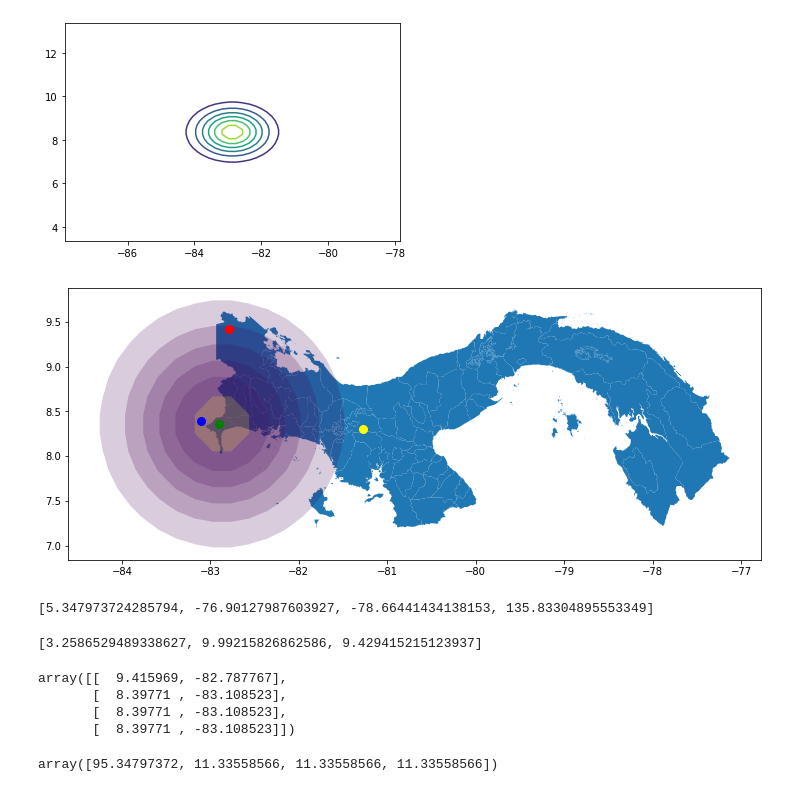
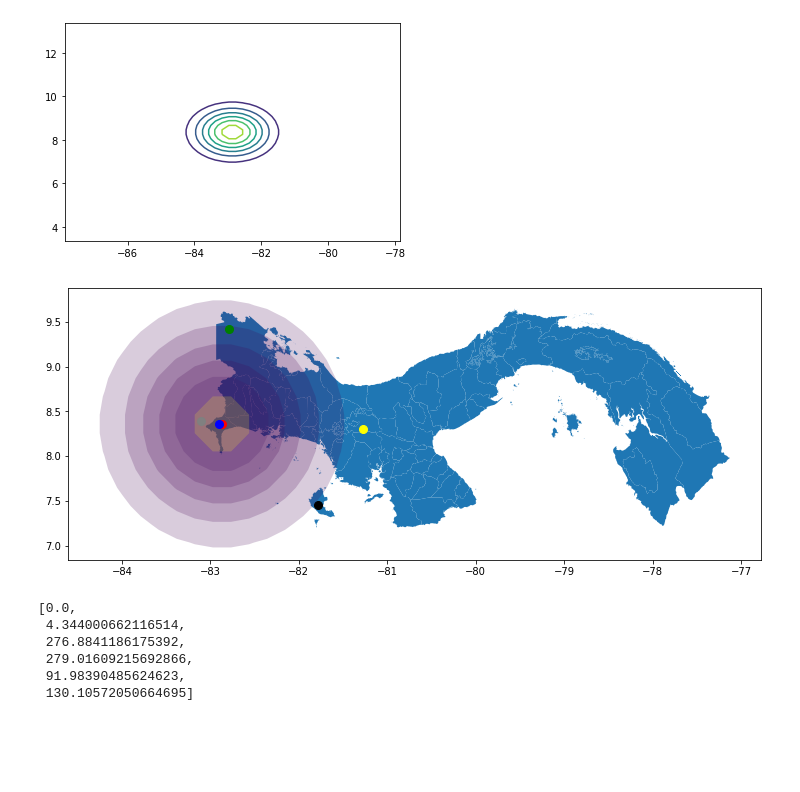
Before and after one commit to minigonche/synthetic_mobility_data_generator, a Jupyter notebook: Andrea.ipynb, the cells around one changed output. Cells and saved outputs as stored; diff of their text form; code cells hidden in the pictures; blank space fills up the shorter version.

```diff
--- a/Andrea.ipynb
+++ b/Andrea.ipynb
@@ -48,23 +49,24 @@ gdf = t_0.generate_geopandas()
 # %%
 fig, ax = plt.subplots(1, 1, figsize=(15,5))
 
-# Panama, near epicenter, costa rica colors red, green, blue
-pois = [Point(-82.787767, 9.415969),  Point(-82.896869, 8.363514),
+# Points in shapely are Point(lon, lat)
+pois = [Point(-82.869058, 8.360193), Point(-82.787767, 9.415969),  Point(-82.896869, 8.363514),
         Point(-83.108523, 8.397710), Point(-81.274001, 8.302333), Point(-81.782823, 7.451571)]
-colors = ["red", "green", "blue", "yellow", "black"]
+colors = ["red", "green", "blue", "grey", "yellow", "black"]
 gdf_panama.plot(ax=ax)
 gdf.plot(column="intensity", ax=ax, alpha=0.2)
 for idx, poi in enumerate(pois):
     ax.plot(poi.x, poi.y, color=colors[idx], marker='o',  markersize=8)
 # %% [output]
-[figure, old version]
+[figure, new version]
 # %%
+# List of directions at every point
 directions = t_0.direction(pois)
 directions
 # %% [output]
-[5.347973724285794, -76.90127987603927, -78.66441434138153, 135.83304895553349]
+[0.0,
+ 4.344000662116514,
+ 276.8841186175392,
+ 279.01609215692866,
+ 91.98390485624623,
+ 130.10572050664695]
-# %%
-intensities = t_0.intensity(pois)
-intensities
-# %% [output]
-[3.2586529489338627, 9.99215826862586, 9.429415215123937]
@@ -82,13 +72,0 @@ def bearing(poi) -> float:
-# %%
-pois_coord = [(p.y, p.x) for p in pois]
-pois_coord = np.asarray(pois_coord)
-pois_coord
-# %% [output]
-array([[  9.415969, -82.787767],
-       [  8.39771 , -83.108523],
-       [  8.39771 , -83.108523],
-       [  8.39771 , -83.108523]])
-# %%
-bearing(np.transpose(pois_coord))
-# %% [output]
-array([95.34797372, 11.33558566, 11.33558566, 11.33558566])
```
Also changed, not shown: parts of 4 cells of this notebook, 1 other file.
